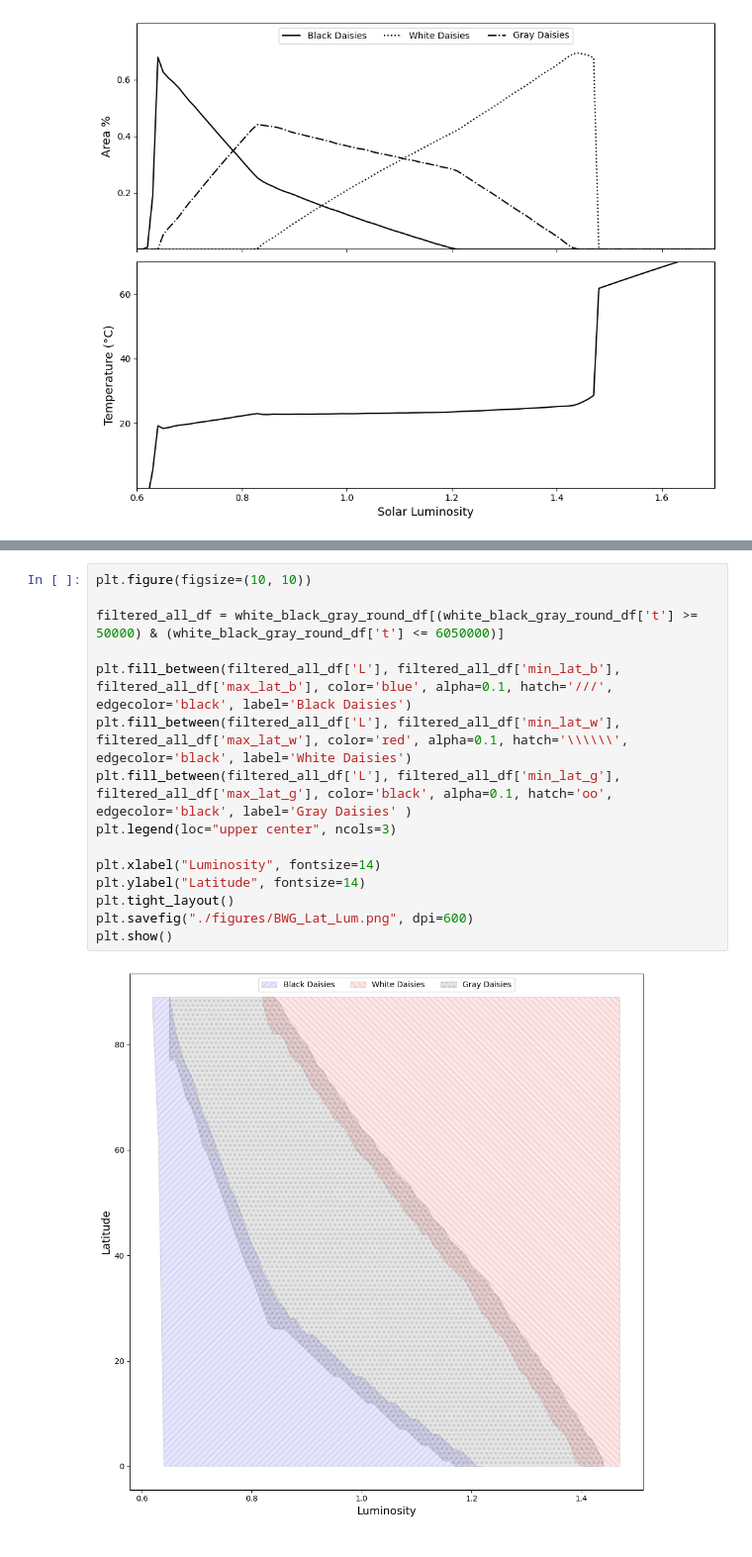
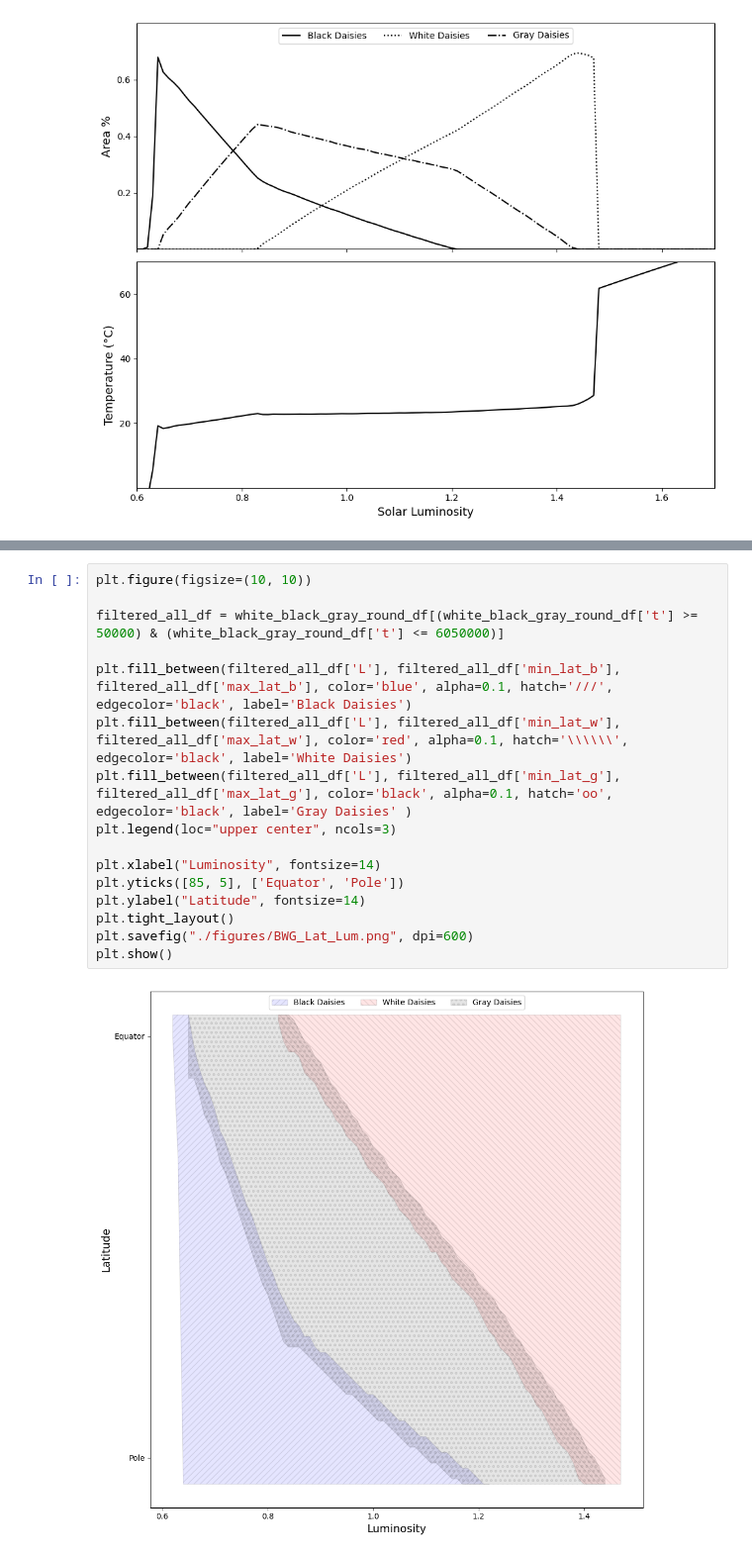
Before and after one commit to CS361-S25/final-project-henryjared, a Jupyter notebook: Graph.ipynb, the cells around one changed output, grey strips where cells are left out. Shown at 99% size. Saved outputs shown, nothing was run; the diff lists cells and outputs as text.

Commit message:
added equator and pole to graphs. centered start and step buttons on web. added year daisyworld was made

```diff
--- a/Graph.ipynb
+++ b/Graph.ipynb
@@ -155,17 +156,18 @@ plt.show()
 # %%
 plt.figure(figsize=(10, 10))
 
 filtered_all_df = white_black_gray_round_df[(white_black_gray_round_df['t'] >= 50000) & (white_black_gray_round_df['t'] <= 6050000)]
 
 plt.fill_between(filtered_all_df['L'], filtered_all_df['min_lat_b'], filtered_all_df['max_lat_b'], color='blue', alpha=0.1, hatch='///', edgecolor='black', label='Black Daisies')
 plt.fill_between(filtered_all_df['L'], filtered_all_df['min_lat_w'], filtered_all_df['max_lat_w'], color='red', alpha=0.1, hatch='\\\\\\', edgecolor='black', label='White Daisies')
 plt.fill_between(filtered_all_df['L'], filtered_all_df['min_lat_g'], filtered_all_df['max_lat_g'], color='black', alpha=0.1, hatch='oo', edgecolor='black', label='Gray Daisies' )
 plt.legend(loc="upper center", ncols=3)
 
 plt.xlabel("Luminosity", fontsize=14)
+plt.yticks([85, 5], ['Equator', 'Pole'])
 plt.ylabel("Latitude", fontsize=14)
 plt.tight_layout()
 plt.savefig("./figures/BWG_Lat_Lum.png", dpi=600)
 plt.show()
 # %% [output]
-[figure, old version]
+[figure, new version]
```
Also changed, not shown: parts of 1 cell of this notebook, 6 other files.
